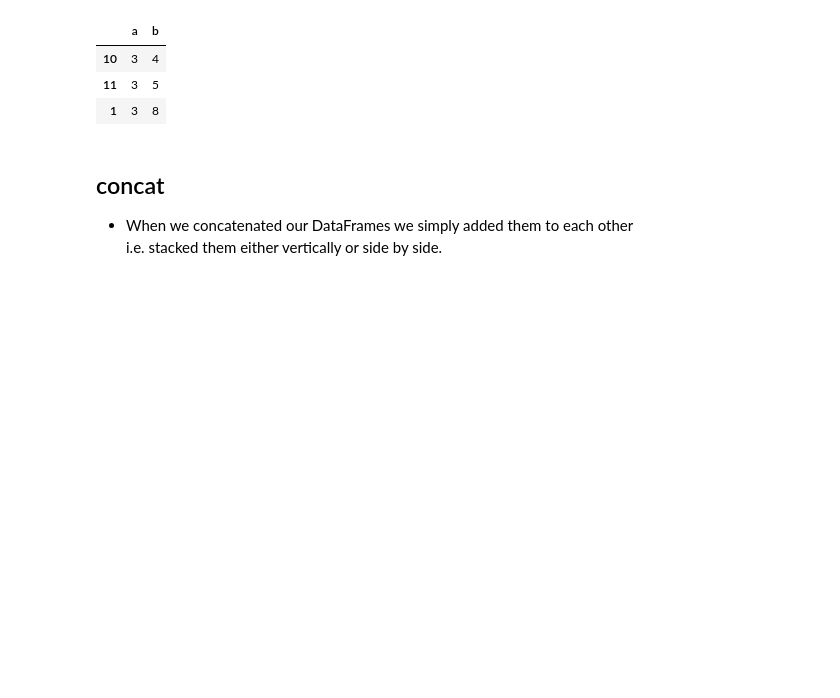
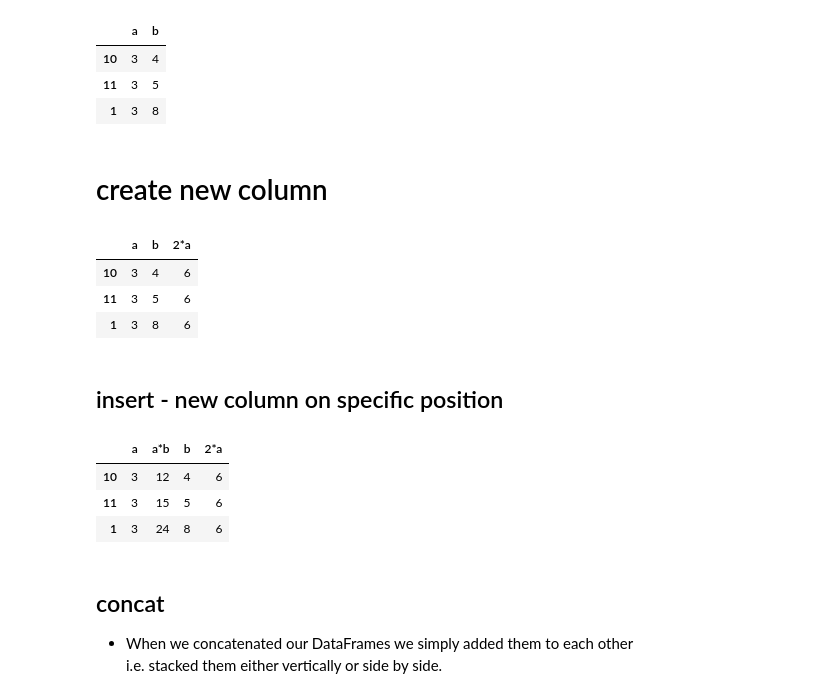
Before and after one commit to MaCoZu/notebooks, a Jupyter notebook: 02.2_Pandas.ipynb, the cells around one changed output. Saved outputs shown, nothing was run; the diff lists cells and outputs as text; code cells hidden in the pictures; blank space fills up the shorter version.

```diff
--- a/02.2_Pandas.ipynb
+++ b/02.2_Pandas.ipynb
@@ -206,14 +204,34 @@ df2[::-1] # slelect from bottom to top
 | X | women | -0.633323 | -0.408033 | 0.737679 | -0.406095 | -0.961680 | 0.360887 | -0.620939 | -0.653238 |
 |  | men | 0.351965 | -0.068066 | 1.757515 | 1.976466 | 0.178422 | 1.534688 | -2.283646 | -0.665094 |
 # %%
-df01=pd.DataFrame({'a':[3,5,6], 'b':[4,5,7]})
-df02=pd.DataFrame([[3,4], [3,5], [3,8]], index=[10, 11, 1], columns=['a', 'b'])
-df02
+df1=pd.DataFrame({'a':[3,5,6], 'b':[4,5,7]})
+df2=pd.DataFrame([[3,4], [3,5], [3,8]], index=[10, 11, 1], columns=['a', 'b'])
+df2
 # %% [output]
 |  | a | b |
 | 10 | 3 | 4 |
 | 11 | 3 | 5 |
 | 1 | 3 | 8 |
+# %% [markdown]
+# create new column
+# %%
+df2['2*a'] = df2.a*2
+df2
+# %% [output]
+|  | a | b | 2*a |
+| 10 | 3 | 4 | 6 |
+| 11 | 3 | 5 | 6 |
+| 1 | 3 | 8 | 6 |
+# %% [markdown]
+## insert - new column on specific position
+# %%
+df2.insert(loc=1, column='a*b', value=df2.a*df2.b)
+df2
+# %% [output]
+|  | a | a*b | b | 2*a |
+| 10 | 3 | 12 | 4 | 6 |
+| 11 | 3 | 15 | 5 | 6 |
+| 1 | 3 | 24 | 8 | 6 |
 # %% [markdown]
 ## concat
 - When we concatenated our DataFrames we simply added them to each other <br>
```
Also changed, not shown: parts of 20 cells of this notebook.
